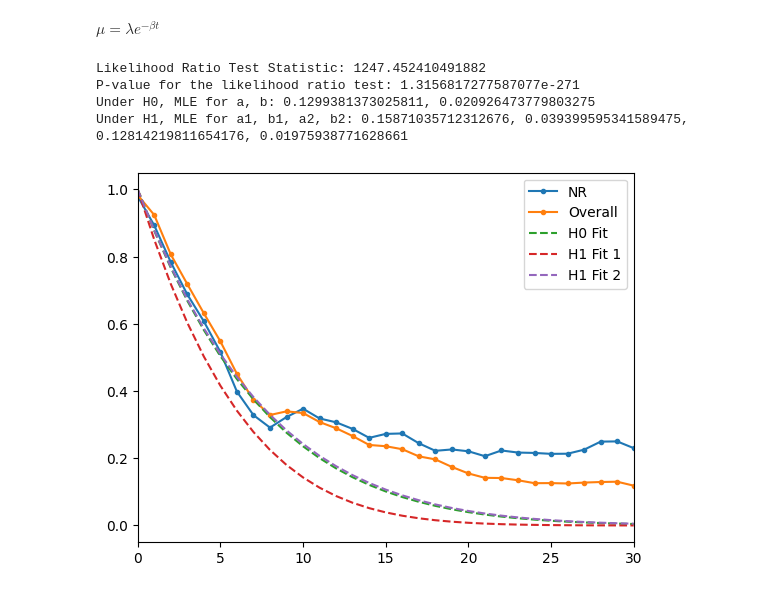
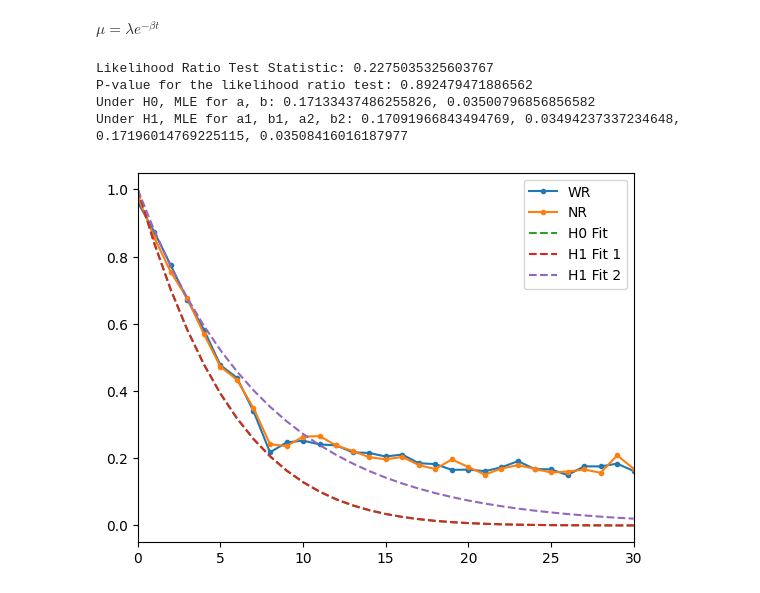
Before and after one commit to maxcyn/a-star, a Jupyter notebook: survival_fractions.ipynb, the cells around one changed output. Drawn from its saved outputs; the diff is of its cells as text; code cells hidden in the pictures.

```diff
--- a/survival_fractions.ipynb
+++ b/survival_fractions.ipynb
@@ -530,8 +503,11 @@ R²: 0.9339085469997852
 # %%
-df_a = filter_dataframe('Region', 'NR')
-plot_log_survival_fractions(df_a, label='NR')
+region = 'NR'
+df_a = filter_dataframe('Region', region, category2='Sector', filter2='G')
+plot_log_survival_fractions(df_a, label=region)
 plt.xlim(0, 30) # since survival fractions are approximately monotonic only to about age 30
 plt.title('Log Survival Fractions')
 plt.legend()
 plt.show()
+
+# Seems like F is more linear?
 # %% [output]
@@ -547,7 +523,7 @@ def log_likelihood_power(params, alive_counts, dead_counts):
     a, b = params
     for i in range(1, len(alive_counts)):
         phi = 1 - a/(1+b*i) # Say phi is the survival probability (i.e. phi = 1 - mu)
-        log_p += dead_counts[i]*(np.log(1-pow(phi, i))) + alive_counts[i] * i * np.log(phi)
+        log_p += dead_counts[i]*(np.log(1-pow(phi, i))) + alive_counts[i] * i * np.log(phi) + math.log(math.comb(alive_counts[i] + dead_counts[i], dead_counts[i]))
     return log_p
 
 # Function to perform the likelihood ratio test
@@ -613,7 +589,7 @@ def likelihood_ratio_test_power(df_a, df_b, *, initial=[0.1,0.01,0.1,0.01]):
                  log_likelihood_power(params, alive_counts_2, dead_counts_2))
     result_h0 = minimize(neg_ll_h0, x0=[0.1,0.01], bounds=[(1e-4, 1), (1e-4, 10)])
     a_mle, b_mle = result_h0.x
-    ll_h0 = -result_h0.fun
+    ll_h0 = -neg_ll_h0([a_mle, b_mle])
 
    # H1: a, b are different for each group
     def neg_log_likelihood(params):
@@ -627,7 +603,7 @@ def likelihood_ratio_test_power(df_a, df_b, *, initial=[0.1,0.01,0.1,0.01]):
         bounds=[(1e-4, 1), (1e-4, 10), (1e-4, 1), (1e-4, 10)]
     )
     a1_mle, b1_mle, a2_mle, b2_mle = result_h1.x
-    ll_h1 = -result_h1.fun
+    ll_h1 = -neg_log_likelihood([a1_mle, b1_mle, a2_mle, b2_mle])
 
     # Calculate the likelihood ratio test statistic
     lrt_statistic = 2 * (ll_h1 - ll_h0)
@@ -666,6 +645,7 @@ Under H1, MLE for a1, b1, a2, b2: 0.10848802101292226, 0.010339866278761385, 0.1
 # %%
-df_a = filter_dataframe('Region', 'CR')
-df_b = filter_dataframe('Region', 'NER')
+df_a = filter_dataframe('Region', 'CR', category2='Sector', filter2='G')
+df_b = filter_dataframe('Sector', 'G')
+#df_b = filter_dataframe('Region', 'NER', category2='Sector', filter2='G')
 
 # Perform likelihood ratio test
 lrt_statistic, p_value, params = likelihood_ratio_test_power(df_a, df_b, initial=[0.1, 0.15, 0.18, 0.06])
@@ -676,11 +656,11 @@ print(f'Under H1, MLE for a1, b1, a2, b2: {params[2]}, {params[3]}, {params[4]},
 
 # Plot survival fractions against age
 plot_survival_fractions(df_a, label='CR')
-plot_survival_fractions(df_b, label='NER')
+plot_survival_fractions(df_b, label='Overall')
 ages = np.arange(0, 31, 1)
 plt.plot(ages, (1+params[1]*ages)**(-params[0]/params[1]), linestyle='--', label='H0 Fit')
-plt.plot(ages, (1+params[1]*ages)**(-params[2]/params[3]), linestyle='--', label='H1 Fit 1')
-plt.plot(ages, (1+params[1]*ages)**(-params[4]/params[5]), linestyle='--', label='H1 Fit 2')
+plt.plot(ages, (1+params[3]*ages)**(-params[2]/params[3]), linestyle='--', label='H1 Fit 1')
+plt.plot(ages, (1+params[5]*ages)**(-params[4]/params[5]), linestyle='--', label='H1 Fit 2')
 plt.xlim(0, 30)
 plt.legend()
 plt.show()
@@ -698,11 +678,11 @@ def log_likelihood_exp(params, alive_counts, dead_counts):
     a, b = params
     for i in range(1, len(alive_counts)):
         phi = 1 - a*np.exp(-b*i) # Say phi is the survival probability (i.e. phi = 1 - mu)
-        log_p += dead_counts[i]*(np.log(1-pow(phi, i))) + alive_counts[i] * i * np.log(phi)
+        log_p += dead_counts[i]*(np.log(1-pow(phi, i))) + alive_counts[i] * i * np.log(phi) + math.log(math.comb(alive_counts[i] + dead_counts[i], dead_counts[i]))
     return log_p
 
 # Function to perform the likelihood ratio test
-def likelihood_ratio_test_exp(df_a, df_b, *, initial=[0.1,0.1,0.1,0.1]):
+def likelihood_ratio_test_exp(df_a, df_b, *, initial=[0.1,0.01,0.1,0.01]):
     """
     Perform the likelihood ratio test to compare the death rates across two dataframes.
     where H0: Death rate is constant across df_a and df_b
@@ -762,7 +742,7 @@ def likelihood_ratio_test_exp(df_a, df_b, *, initial=[0.1,0.1,0.1,0.1]):
     def neg_ll_h0(params):
         return -(log_likelihood_exp(params, alive_counts_1, dead_counts_1) +
                  log_likelihood_exp(params, alive_counts_2, dead_counts_2))
-    result_h0 = minimize(neg_ll_h0, x0=[0.1,0.1], bounds=[(1e-4, 1), (1e-4, 10)])
+    result_h0 = minimize(neg_ll_h0, x0=[0.1,0.05], bounds=[(1e-4, 1), (1e-4, 10)])
     a_mle, b_mle = result_h0.x
     ll_h0 = -result_h0.fun
 
@@ -788,29 +768,32 @@ def likelihood_ratio_test_exp(df_a, df_b, *, initial=[0.1,0.1,0.1,0.1]):
 
     return lrt_statistic, p_value, [a_mle, b_mle, a1_mle, b1_mle, a2_mle, b2_mle]
 # %%
-df_a = filter_dataframe('Region', 'NR')
-df_b = df_analysis.copy()
+df_a = filter_dataframe('Region', 'WR', category2='Sector', filter2='G')
+df_b = filter_dataframe('Region', 'NR', category2='Sector', filter2='G')
 
 # Perform likelihood ratio test
-lrt_statistic, p_value, params = likelihood_ratio_test_exp(df_a, df_b, initial=[0.1,0.02,0.1,0.02])
+lrt_statistic, p_value, params = likelihood_ratio_test_exp(df_a, df_b, initial=[0.13,0.02,0.13,0.02])
 print(f'Likelihood Ratio Test Statistic: {lrt_statistic}')
 print(f'P-value for the likelihood ratio test: {p_value}')
 print(f'Under H0, MLE for a, b: {params[0]}, {params[1]}')  # Under H0
 print(f'Under H1, MLE for a1, b1, a2, b2: {params[2]}, {params[3]}, {params[4]}, {params[5]}')  # Under H1
 
 # Plot survival fractions against age
-plot_survival_fractions(df_a, label='NR')
-plot_survival_fractions(df_b, label='Overall')
+plot_survival_fractions(df_a, label='WR')
+plot_survival_fractions(df_b, label='NR')
 ages = np.arange(0, 31, 1)
 plt.plot(ages, np.exp(-(params[0] / params[1]) * (np.exp(params[1] * ages) - 1)), linestyle='--', label='H0 Fit')
 plt.plot(ages, np.exp(-(params[2] / params[3]) * (np.exp(params[3] * ages) - 1)), linestyle='--', label='H1 Fit 1')
-plt.plot(ages, np.exp(-(params[4] / params[5]) * (np.exp(params[5] * ages) - 1)), linestyle='--', label='H1 Fit 2')
+plt.plot(ages, np.exp(-(0.13 / 0.000000001) * (np.exp(0.000000001 * ages) - 1)), linestyle='--', label='H1 Fit 2')
 plt.xlim(0, 30)
 plt.legend()
 plt.show()
+
+a1_exp = params[2]
+b1_exp = params[3]
 # %% [output]
-Likelihood Ratio Test Statistic: 1247.452410491882
-P-value for the likelihood ratio test: 1.3156817277587077e-271
-Under H0, MLE for a, b: 0.1299381373025811, 0.020926473779803275
-Under H1, MLE for a1, b1, a2, b2: 0.15871035712312676, 0.039399595341589475, 0.12814219811654176, 0.01975938771628661
+Likelihood Ratio Test Statistic: 0.2275035325603767
+P-value for the likelihood ratio test: 0.892479471886562
+Under H0, MLE for a, b: 0.17133437486255826, 0.03500796856856582
+Under H1, MLE for a1, b1, a2, b2: 0.17091966843494769, 0.03494237337234648, 0.17196014769225115, 0.03508416016187977
-[figure, old version]
+[figure, new version]
```
Also changed, not shown: parts of 12 cells of this notebook.
